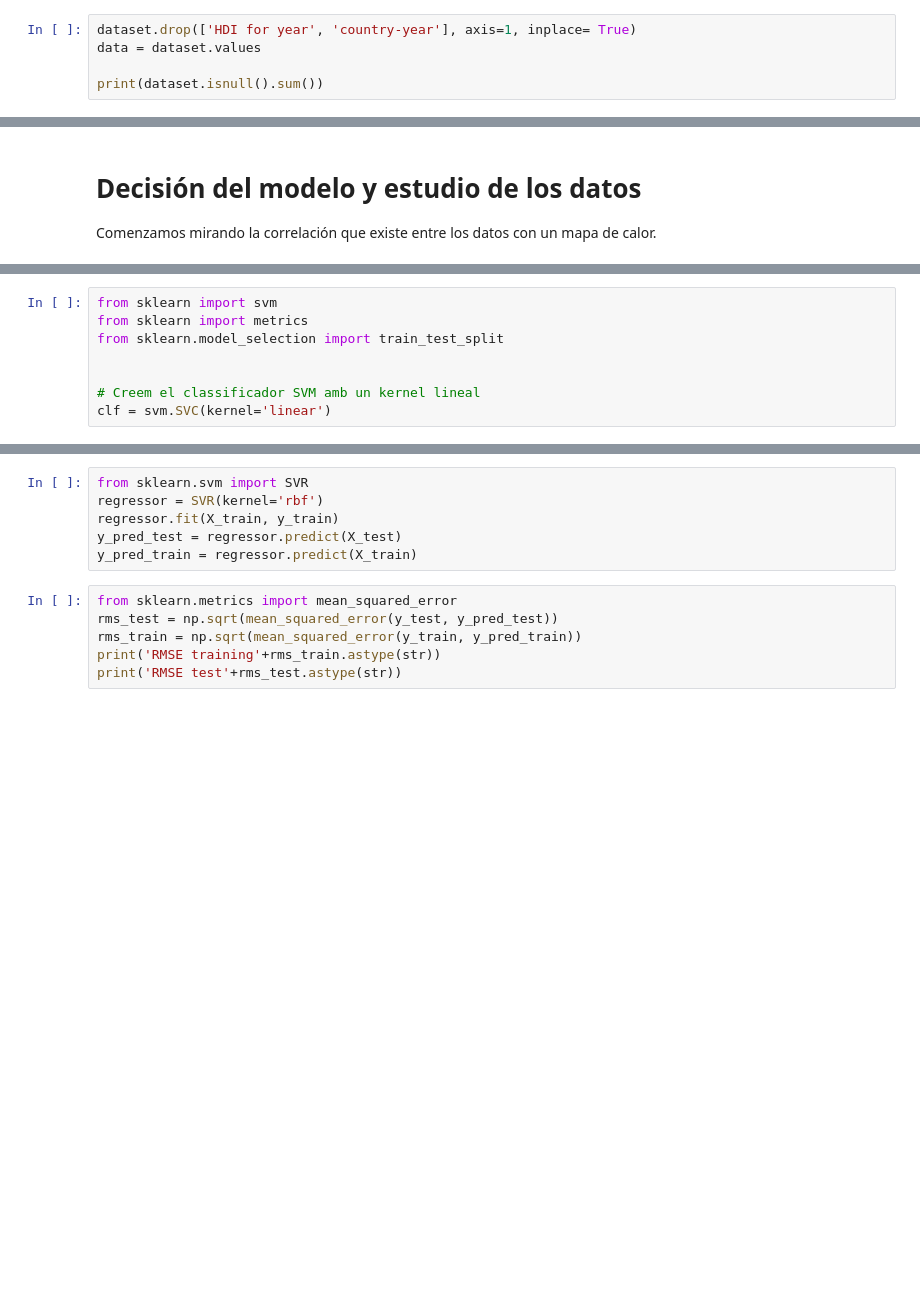
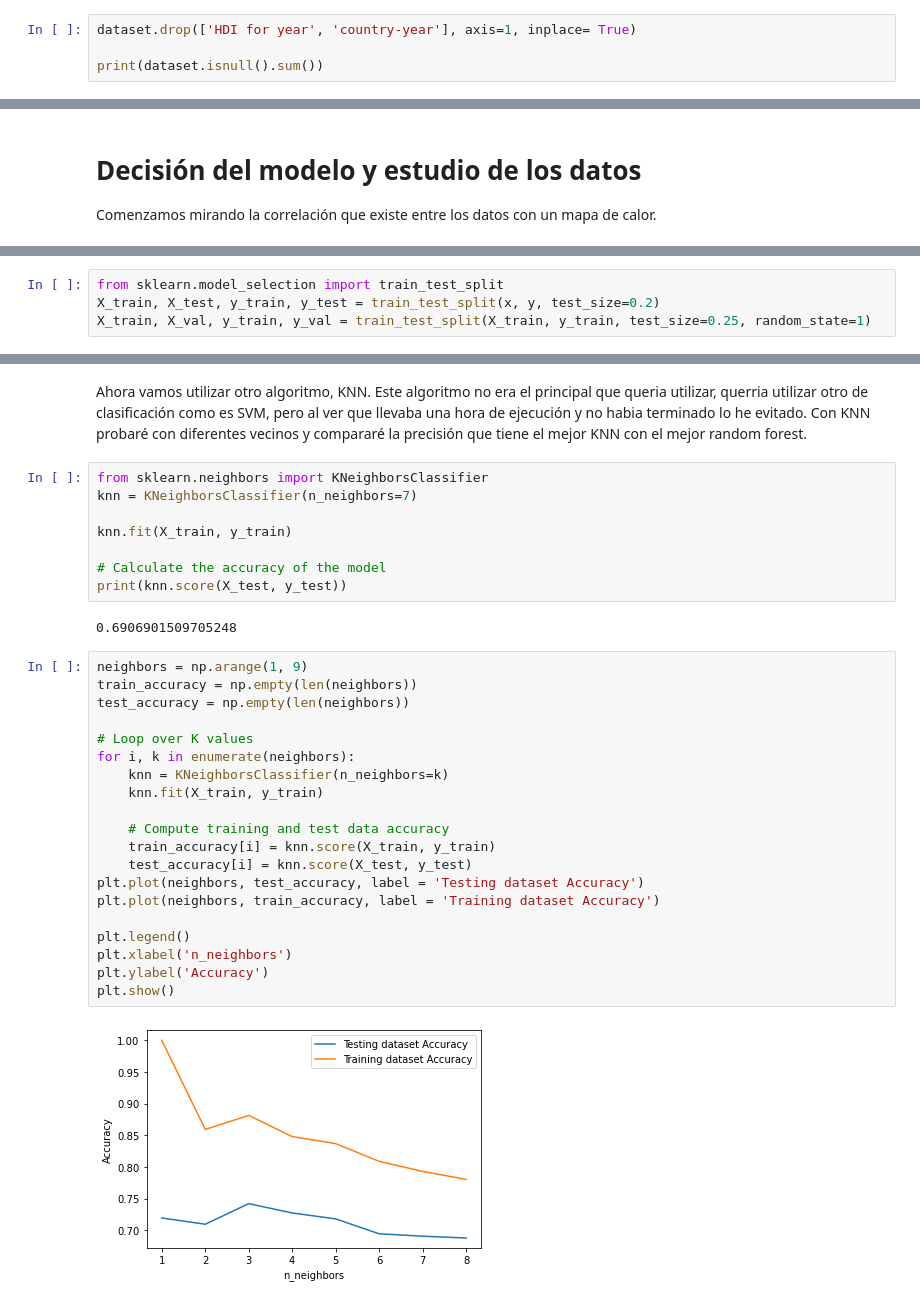
Before and after one commit to borjaarcos/Cas-Kaggle-Suicides-rates, a Jupyter notebook: Cas-kaggle.ipynb, the cells around one changed output, grey strips where cells are left out. Drawn from its saved outputs; the diff is of its cells as text; blank space fills up the shorter version.

```diff
--- a/Cas-kaggle.ipynb
+++ b/Cas-kaggle.ipynb
@@ -51,7 +51,6 @@ En el dataset hay 12 columnas, de  las cuales vamos a utilizar 10. La razón exp
 -	HDI for year nos aporta información que podría ser interesante, pero debido a la multitud de filas vacías, 19.456 de 27.820, he decidido eliminarla y no tenerla en cuenta.
 # %%
 dataset.drop(['HDI for year', 'country-year'], axis=1, inplace= True)
-data = dataset.values
 
 print(dataset.isnull().sum())
 # %% [output]
@@ -296,8 +303,4 @@ print(training_scores_encoded)
 # %%
-from sklearn import svm
-from sklearn import metrics
 from sklearn.model_selection import train_test_split
-
-
-# Creem el classificador SVM amb un kernel lineal
-clf = svm.SVC(kernel='linear')
+X_train, X_test, y_train, y_test = train_test_split(x, y, test_size=0.2)
+X_train, X_val, y_train, y_val = train_test_split(X_train, y_train, test_size=0.25, random_state=1)
@@ -336,12 +365,35 @@ plt.show()
+# %% [markdown]
+Ahora vamos utilizar otro algoritmo, KNN. Este algoritmo no era el principal que queria utilizar, querria utilizar otro de clasificación como es SVM, pero al ver que llevaba una hora de ejecución y no habia terminado lo he evitado.
+Con KNN probaré con diferentes vecinos y compararé la precisión que tiene el mejor KNN con el mejor random forest.
 # %%
-from sklearn.svm import SVR
-regressor = SVR(kernel='rbf')
-regressor.fit(X_train, y_train)
-y_pred_test = regressor.predict(X_test)
-y_pred_train = regressor.predict(X_train)
+from sklearn.neighbors import KNeighborsClassifier
+knn = KNeighborsClassifier(n_neighbors=7)
+
+knn.fit(X_train, y_train)
+
+# Calculate the accuracy of the model
+print(knn.score(X_test, y_test))
+# %% [output]
+0.6906901509705248
 # %%
-from sklearn.metrics import mean_squared_error
-rms_test = np.sqrt(mean_squared_error(y_test, y_pred_test))
-rms_train = np.sqrt(mean_squared_error(y_train, y_pred_train))
-print('RMSE training'+rms_train.astype(str))
-print('RMSE test'+rms_test.astype(str))
+neighbors = np.arange(1, 9)
+train_accuracy = np.empty(len(neighbors))
+test_accuracy = np.empty(len(neighbors))
+
+# Loop over K values
+for i, k in enumerate(neighbors):
+    knn = KNeighborsClassifier(n_neighbors=k)
+    knn.fit(X_train, y_train)
+
+    # Compute training and test data accuracy
+    train_accuracy[i] = knn.score(X_train, y_train)
+    test_accuracy[i] = knn.score(X_test, y_test)
+plt.plot(neighbors, test_accuracy, label = 'Testing dataset Accuracy')
+plt.plot(neighbors, train_accuracy, label = 'Training dataset Accuracy')
+
+plt.legend()
+plt.xlabel('n_neighbors')
+plt.ylabel('Accuracy')
+plt.show()
+# %% [output]
+[figure, added]
```
Also changed, not shown: parts of 37 cells of this notebook.
